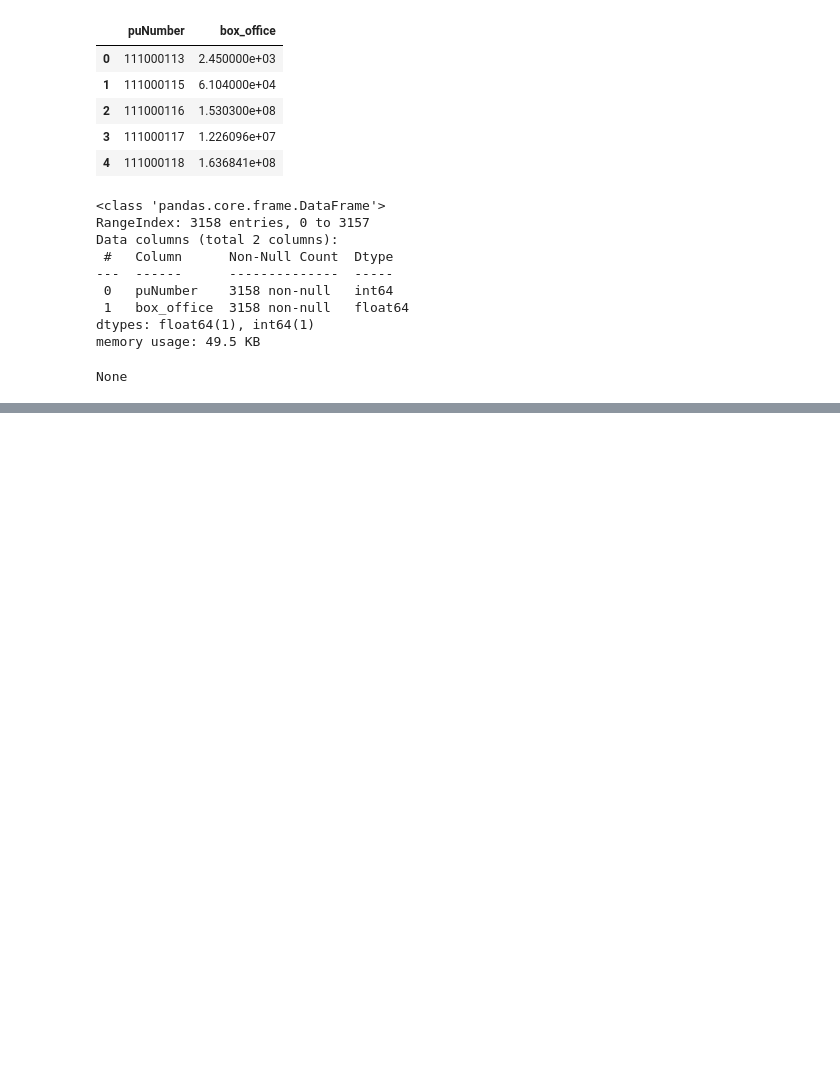
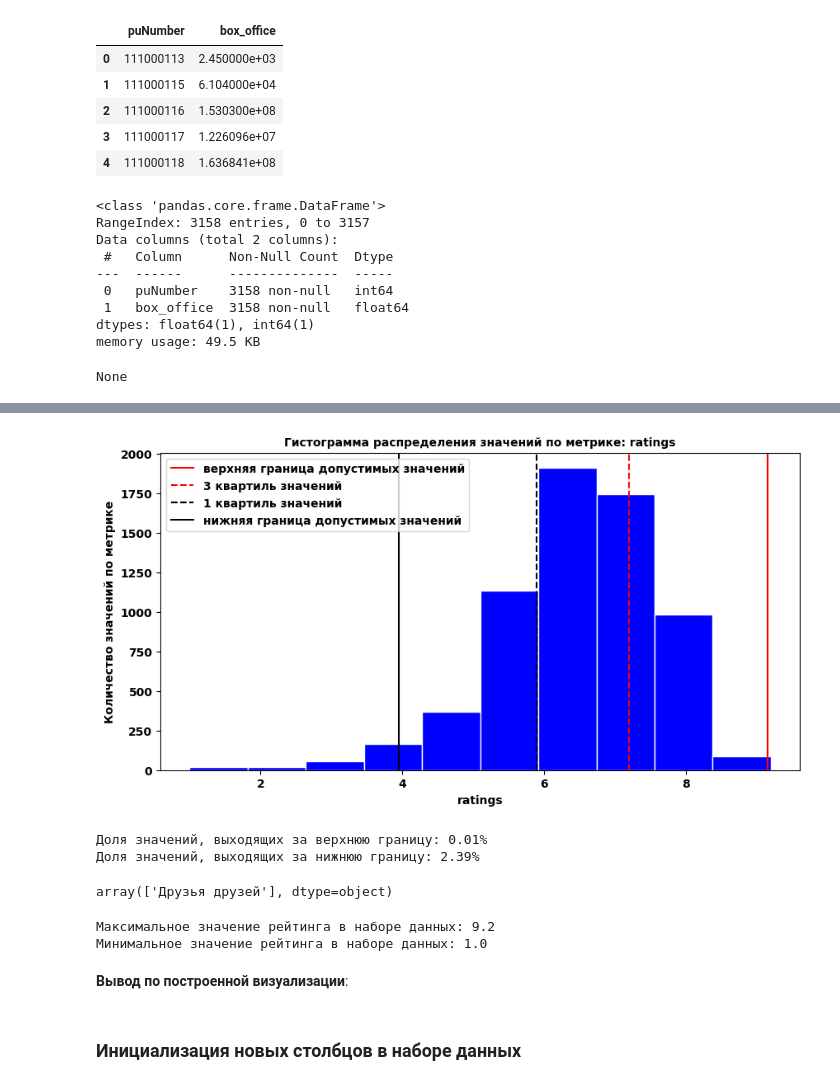
Before and after one commit to MrKostas/YandexPractikum_projects, a Jupyter notebook: notebooks/FourthPetProject_MainProject1.ipynb, the cells around one changed output, grey strips where cells are left out. Saved outputs shown, nothing was run; the diff lists cells and outputs as text; code cells hidden in the pictures; blank space fills up the shorter version.

Commit message:
Выполнить предобработку данных в сборном проекте

```diff
--- a/notebooks/FourthPetProject_MainProject1.ipynb
+++ b/notebooks/FourthPetProject_MainProject1.ipynb
@@ -120,0 +511,19 @@ None
+# %%
+# построение гистограммы распределения значений рейтинга фильма
+histogram_plotting(mkrf_movies, 'ratings', 10, 10, 5)
+# %% [output]
+[figure, added]
+Доля значений, выходящих за верхнюю границу: 0.01%
+Доля значений, выходящих за нижнюю границу: 2.39%
+array(['Друзья друзей'], dtype=object)
+# %%
+# вывод на экран минимальных и максимальных значений по показателю 'rating'
+print('Максимальное значение рейтинга в наборе данных:', mkrf_movies['ratings'].max())
+print('Минимальное значение рейтинга в наборе данных:', mkrf_movies['ratings'].min())
+# %% [output]
+Максимальное значение рейтинга в наборе данных: 9.2
+Минимальное значение рейтинга в наборе данных: 1.0
+# %% [markdown]
+**Вывод по построенной визуализации**:
+# %% [markdown]
+### Инициализация новых столбцов в наборе данных <a class = 'anchor' id = 'Предобработка_новыеСтолбцы'></a>
```
Also changed, not shown: parts of 40 cells of this notebook.
